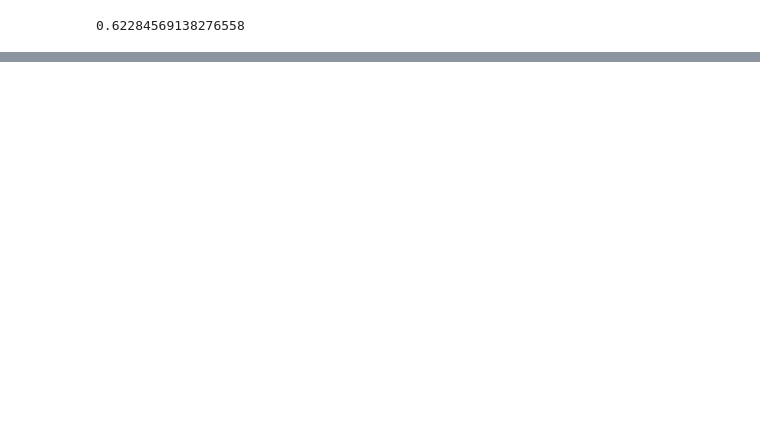
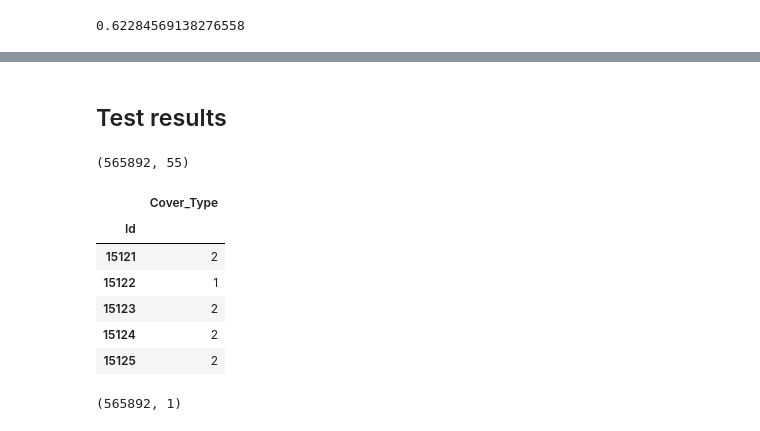
Before and after one commit to chingnaw/W207_Final, a Jupyter notebook: notebooks/Chris Fleisch - Forest Coverage.ipynb, the cells around one changed output, grey strips where cells are left out. Cells and saved outputs as stored; diff of their text form; code cells hidden in the pictures; blank space fills up the shorter version.

```diff
--- a/notebooks/Chris Fleisch - Forest Coverage.ipynb
+++ b/notebooks/Chris Fleisch - Forest Coverage.ipynb
@@ -114,6 +110,6 @@ kwargs = dict(histtype='stepfilled', alpha=0.3)
 fig, ax = plt.subplots(2, 5, figsize=(16, 8))
 for i, axi in enumerate(ax.flat):
     for label in labels.unique():
-        axi.hist(X_train.ix[y_train==label, i], **kwargs)
-    axi.set_title(X_train.columns[i])
+        axi.hist(data.ix[labels==label, i], **kwargs)
+    axi.set_title(data.columns[i])
 # %% [output]
@@ -466,0 +491,8 @@ run_ridge(*split_data(new_data, labels))
+# %%
+def multiply_elevation_slope(data=None):
+    new_data = data.copy(deep=True)
+    new_data.loc[:, ('elevation_x_slope')] = new_data.Elevation * new_data.Slope
+    return new_data
+
+new_data = multiply_elevation_slope(data)
+new_data.head()
@@ -466,0 +507,2 @@ run_ridge(*split_data(new_data, labels))
+# %%
+run_rand_forest(*split_data(new_data, labels))
@@ -466,0 +567,40 @@ run_ridge(*split_data(new_data, labels))
+# %% [markdown]
+## Test results
+# %%
+test_df = pd.read_csv("../data/test.csv")
+#test_df = test_df.drop(['Id'], axis=1)
+test_df.head()
+
+# remove columns with no variance
+for column in test_df.columns:
+    if test_df[column].std() == 0:
+        print('Drop column: {}'.format(column))
+        #test_df.drop([column], axis=1, inplace=True)
+
+print(test_df.shape)
+# %% [output]
+(565892, 55)
+# %%
+rfc = RandomForestClassifier(criterion='entropy', max_depth=30,
+                             bootstrap=False, n_estimators=1000,
+                             max_features='sqrt', n_jobs=-1)
+rfc.fit(data, labels)
+
+test_df['Cover_Type'] = pd.Series(rfc.predict(test_df.drop(['Id'], axis=1)))
+
+submission = pd.concat([test_df['Id'].astype(int), test_df['Cover_Type']], axis=1)
+submission = submission.set_index('Id')
+submission.to_csv('submission.csv')
+submission.head()
+# %% [output]
+|  | Cover_Type |
+| Id |  |
+| 15121 | 2 |
+| 15122 | 1 |
+| 15123 | 2 |
+| 15124 | 2 |
+| 15125 | 2 |
+# %%
+submission.shape
+# %% [output]
+(565892, 1)
```
Also changed, not shown: parts of 22 cells of this notebook.
